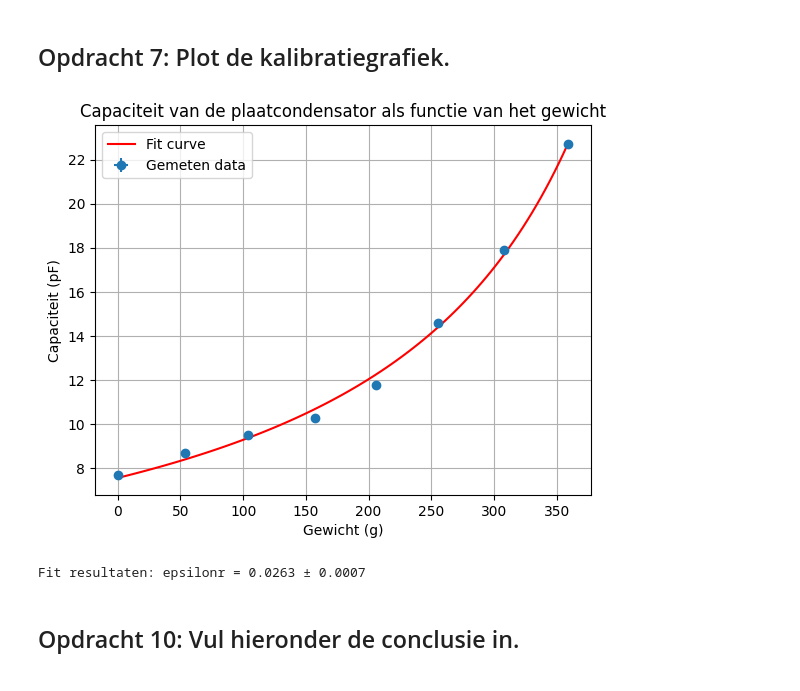
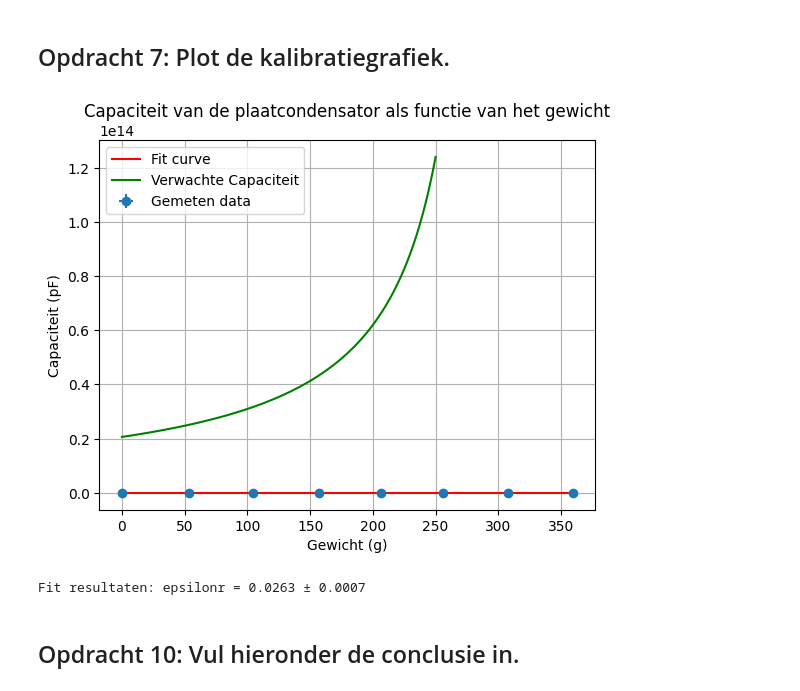
Before and after one commit to Ikbenjamin07/opdrachten-DEF-D, a Jupyter notebook: FysiekeOntwerpopdrachten/2OntwerpEenSensorCondensator/DEFOntwerpopdracht2OntwerpEenSensorInvulTemplate.ipynb, the cells around one changed output. Saved outputs shown, nothing was run; the diff lists cells and outputs as text; code cells hidden in the pictures.

```diff
--- a/FysiekeOntwerpopdrachten/2OntwerpEenSensorCondensator/DEFOntwerpopdracht2OntwerpEenSensorInvulTemplate.ipynb
+++ b/FysiekeOntwerpopdrachten/2OntwerpEenSensorCondensator/DEFOntwerpopdracht2OntwerpEenSensorInvulTemplate.ipynb
@@ -227,16 +227,16 @@ import matplotlib.pyplot as plt
 import numpy as np
 from scipy.optimize import curve_fit
 
-gewichten = np.array([50, 100, 150, 200, 250]) # in gram
+gewichten_verwacht = np.linspace(0, 250, 100) # in gram
 
-afstanden = 1.5 - 0.005 * gewichten
+afstanden = 1.5 - 0.005 * gewichten_verwacht
 l = 25
 b = 14
 epsilonr = 1
 
-capaciteiten = vlakkeplaat(l/100, b/100, afstanden/100, epsilonr) * 1e12 * np.ones_like(gewichten)  # in pF
+capaciteiten_verwacht = vlakkeplaat(l/100, b/100, (1.5 - 0.005 * gewichten_verwacht)/100, epsilonr) * 1e12  # in pF
 plt.figure()
-plt.plot(gewichten, capaciteiten*1e12, 'o-', label='Capaciteit vs Gewicht')
+plt.plot(gewichten_verwacht, capaciteiten_verwacht*1e12, '-', label='Verwachte Capaciteit')
 plt.xlabel('Gewicht (g)')
 plt.ylabel('Capaciteit (pF)')
 plt.title('Capaciteit van de plaatcondensator als functie van het gewicht')
@@ -300,33 +300,34 @@ kopieer hier de cel(len) waaruit blijkt dat jullie leerdoel 3 beheersen.
 # %%
 # Plot hier je gemeten kalibratiegrafiek en plot in dezelfde figuur ook je verwachte ontwerpgrafiek.
 def fitfunc(gewicht, eps, gewicht0):
     return epsilon0 * eps * l * b /(8 - 1 * (gewicht + gewicht0)/50) * 1e12
 
 gewichten = np.array([0, 53.5, 104.1, 157.1, 206.1, 255.5, 307.8, 359.2]) # in gram
 capaciteiten = np.array([7.7, 8.7, 9.5, 10.3, 11.8, 14.6, 17.9, 22.7]) # in pF
 
 u_gewichten = 0.1
 u_capaciteit = 0.1
 
 
 popt, pcov = curve_fit(fitfunc, gewichten, capaciteiten, p0=[2, 0])
 
 xfit = np.linspace(gewichten.min(), gewichten.max(), 100)
 yfit = fitfunc(xfit, *popt)
 plt.figure()
 plt.errorbar(gewichten, capaciteiten, xerr=u_gewichten, yerr=u_capaciteit, fmt='o', label='Gemeten data')
 plt.plot(xfit, yfit, 'r-', label='Fit curve')
+plt.plot(gewichten_verwacht, capaciteiten_verwacht*1e12, 'g-', label='Verwachte Capaciteit')
 plt.xlabel('Gewicht (g)')
 plt.ylabel('Capaciteit (pF)')
 plt.title('Capaciteit van de plaatcondensator als functie van het gewicht')
 plt.grid(); plt.legend()
 plt.show()
 
 eps_fit = popt[0]
 u_eps_fit = np.sqrt(pcov[0, 0])
 print(f"Fit resultaten: epsilonr = {eps_fit:.4f} ± {u_eps_fit:.4f}")
 # %% [output]
-[figure, old version]
+[figure, new version]
 Fit resultaten: epsilonr = 0.0263 ± 0.0007
 # %% [markdown]
 ## Opdracht 10: Vul hieronder de conclusie in.
```
Also changed, not shown: parts of 1 cell of this notebook.
